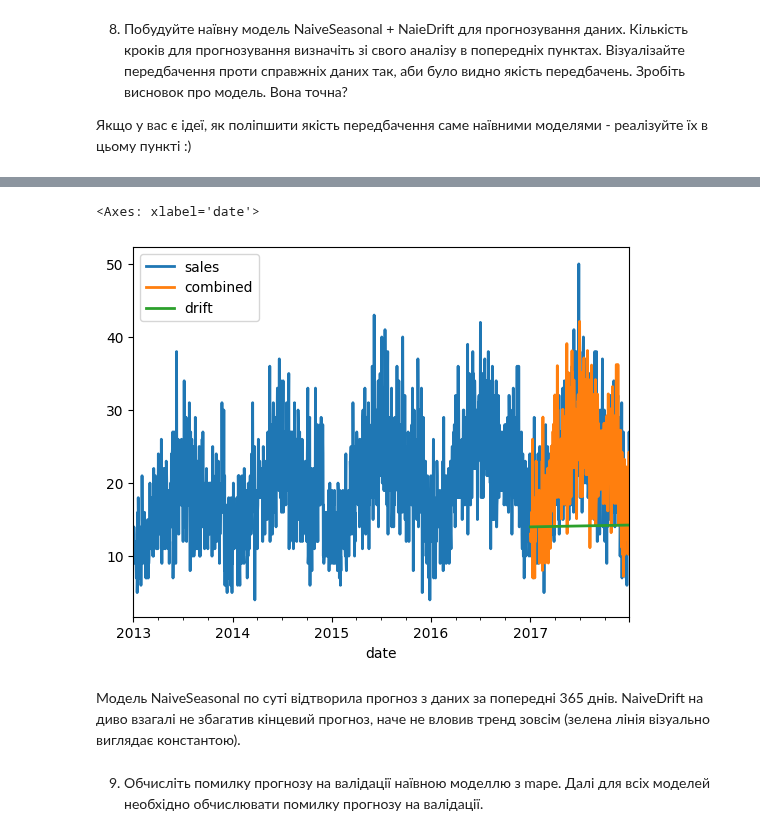
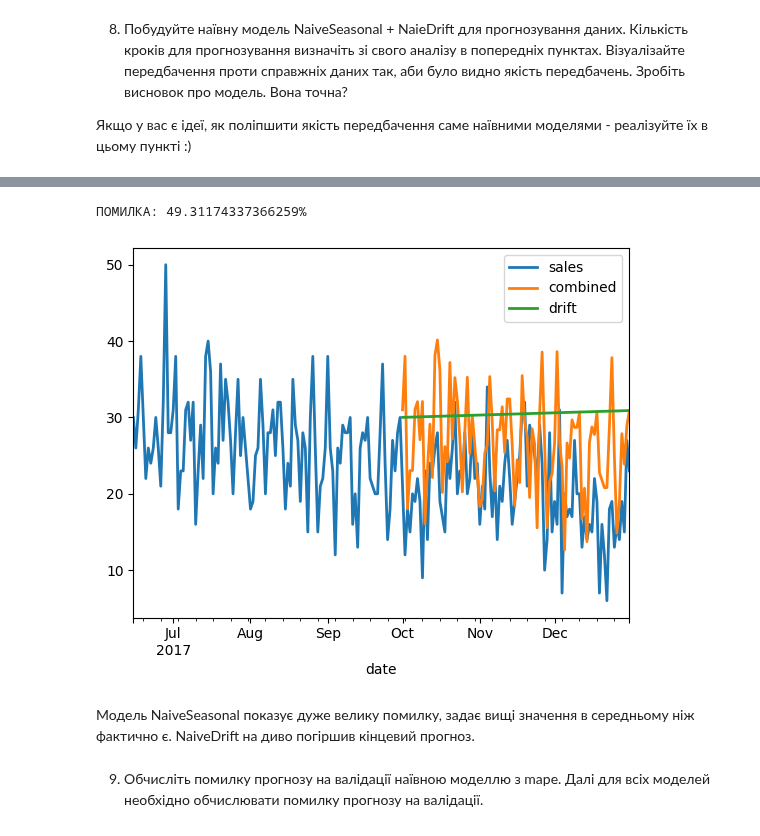
Before and after one commit to Bubukisapisa/ML_education, a Jupyter notebook: HW_2_5_Time_Series_Analysis.ipynb, the cells around one changed output, grey strips where cells are left out. Cells and saved outputs as stored; diff of their text form; code cells hidden in the pictures.

```diff
--- a/HW_2_5_Time_Series_Analysis.ipynb
+++ b/HW_2_5_Time_Series_Analysis.ipynb
@@ -236,7 +260,7 @@ series = TimeSeries.from_dataframe(df_it1_st1, value_cols='sales')
 
   Візуалізуйте на одному графіку тренувальну і валідаційну частину як було показано в лекції.
 # %%
-train, val = series.split_before(pd.Timestamp('2017-01-01'))
+train, val = series.split_before(pd.Timestamp('2017-10-01'))
 train.plot()
 val.plot()
 # %% [output]
@@ -280,10 +304,11 @@ There is seasonality of order 49.
 
   Якщо у вас є ідеї, як поліпшити якість передбачення саме наївними моделями - реалізуйте їх в цьому пункті :)
 # %%
-seasonal_model = NaiveSeasonal(K=365)
+seasonal_model = NaiveSeasonal(K=len(val))
 seasonal_model.fit(train)
-seasonal_forecast = seasonal_model.predict(365)
+seasonal_forecast = seasonal_model.predict(len(val))
 
-series.plot(label="actual")
+series[-200:].plot(label="actual")
 seasonal_forecast.plot(label="naive prediction (K=12)")
+print(f'ПОМИЛКА: {mape(val, seasonal_forecast)}%')
 # %% [output]
@@ -292,18 +317,19 @@ seasonal_forecast.plot(label="naive prediction (K=12)")
 # %%
 drift_model = NaiveDrift()
 drift_model.fit(train)
-drift_forecast = drift_model.predict(365)
+drift_forecast = drift_model.predict(len(val))
 
 combined_forecast = drift_forecast + seasonal_forecast - train.last_value()
 
-series.plot()
+series[-200:].plot()
 combined_forecast.plot(label="combined")
 drift_forecast.plot(label="drift")
+print(f'ПОМИЛКА: {mape(val, combined_forecast)}%')
 # %% [output]
-<Axes: xlabel='date'>
+ПОМИЛКА: 49.31174337366259%
-[figure, old version]
+[figure, new version]
-# %% [markdown]
-Модель NaiveSeasonal по суті відтворила прогноз з даних за попередні 365 днів. NaiveDrift на диво взагалі не збагатив кінцевий прогноз, наче не вловив тренд зовсім (зелена лінія візуально виглядає константою).
+# %% [markdown]
+Модель NaiveSeasonal показує дуже велику помилку, задає вищі значення в середньому ніж фактично є. NaiveDrift на диво погіршив кінцевий прогноз.
 # %% [markdown]
 9. Обчисліть помилку прогнозу на валідації наївною моделлю з mape. Далі для всіх моделей необхідно обчислювати помилку прогнозу на валідації.
 # %%
```
Also changed, not shown: parts of 28 cells of this notebook.
